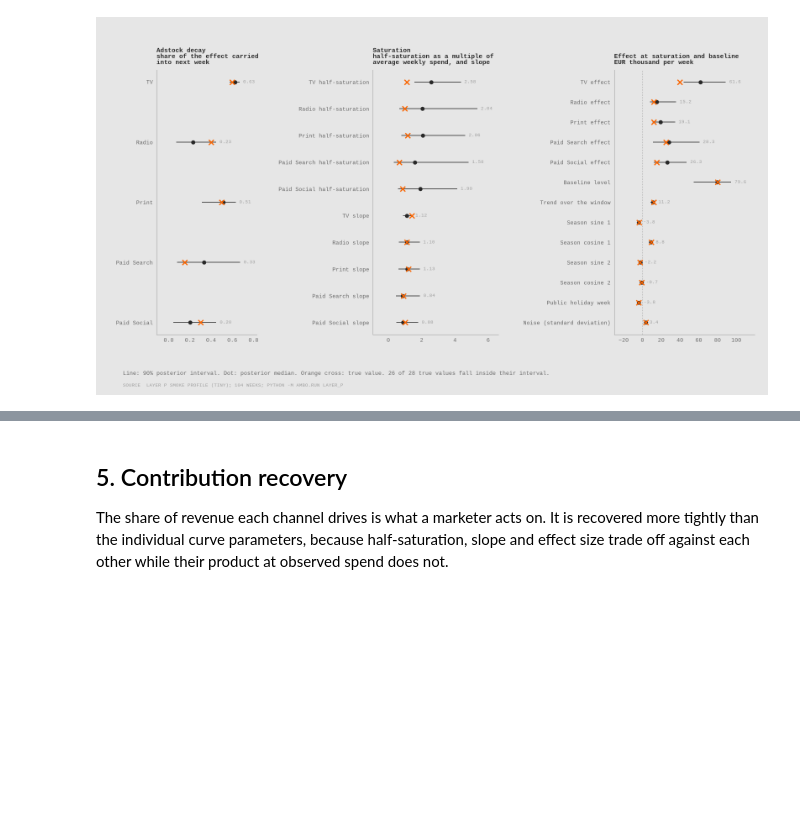
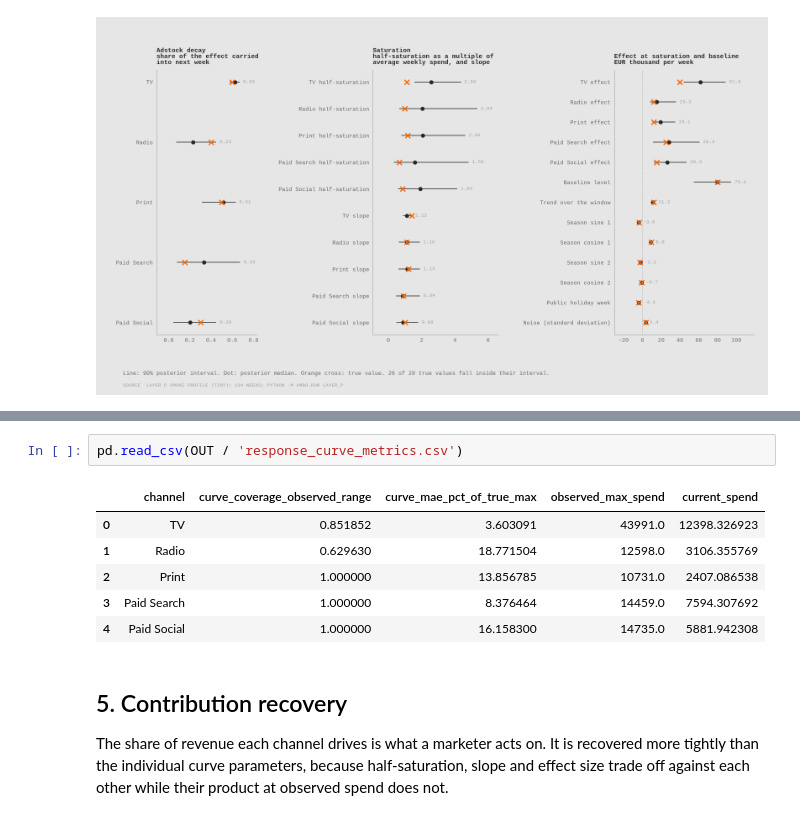
Before and after one commit to RafaelBraga-Kribitz/austrian-mmm-budget-optimizer, a Jupyter notebook: notebooks/01_walkthrough.ipynb, the cells around one changed output, grey strips where cells are left out. Cells and saved outputs as stored; diff of their text form; blank space fills up the shorter version.

```diff
--- a/notebooks/01_walkthrough.ipynb
+++ b/notebooks/01_walkthrough.ipynb
@@ -96,3 +104,12 @@ rec[['family', 'parameter', 'true', 'median', 'lo', 'hi', 'covered']]
+# %%
+pd.read_csv(OUT / 'response_curve_metrics.csv')
+# %% [output]
+|  | channel | curve_coverage_observed_range | curve_mae_pct_of_true_max | observed_max_spend | current_spend |
+| 0 | TV | 0.851852 | 3.603091 | 43991.0 | 12398.326923 |
+| 1 | Radio | 0.629630 | 18.771504 | 12598.0 | 3106.355769 |
+| 2 | Print | 1.000000 | 13.856785 | 10731.0 | 2407.086538 |
+| 3 | Paid Search | 1.000000 | 8.376464 | 14459.0 | 7594.307692 |
+| 4 | Paid Social | 1.000000 | 16.158300 | 14735.0 | 5881.942308 |
 # %% [markdown]
 ## 5. Contribution recovery
 
```
Also changed, not shown: parts of 4 cells of this notebook, 50 other files.
